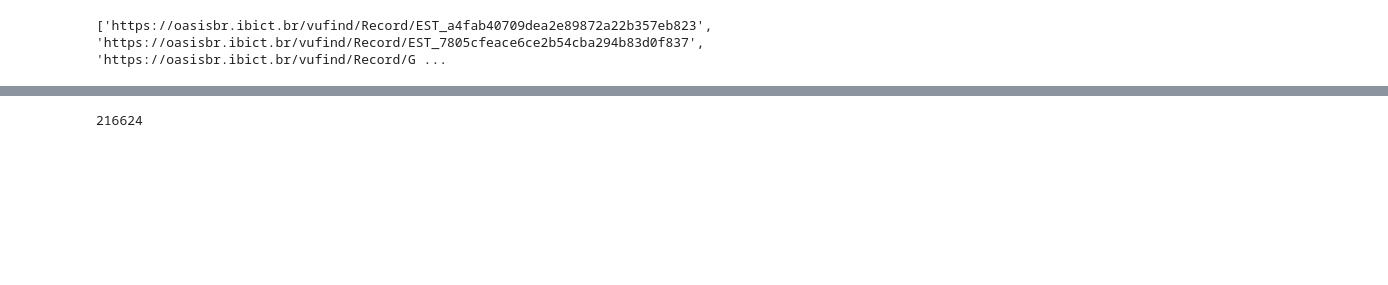
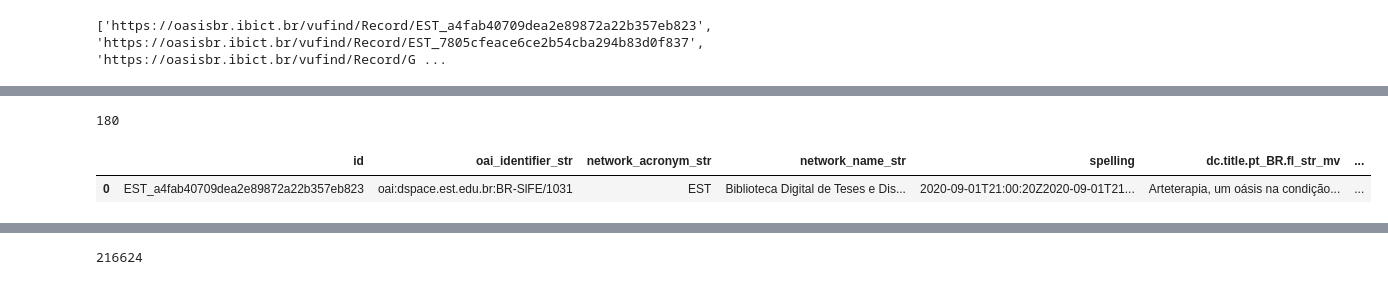
Before and after one commit to FranciscoFoz/programming-training, a Jupyter notebook: 11 - Web Scraping/web_scraping.ipynb, the cells around one changed output, grey strips where cells are left out. Drawn from its saved outputs; the diff is of its cells as text; code cells hidden in the pictures; blank space fills up the shorter version.

```diff
--- a/11 - Web Scraping/web_scraping.ipynb
+++ b/11 - Web Scraping/web_scraping.ipynb
@@ -294,0 +342,20 @@ print(links)
+# %%
+headers = {'User-Agent': 'Mozilla/5.0 (X11; Linux x86_64) AppleWebKit/537.36 (KHTML, like Gecko) Chrome/112.0.0.0 Safari/537.36'}
+
+links_paginas = []
+
+numero_pagina = 1
+while numero_pagina < 10:
+    numero_pagina = str(numero_pagina)
+    resposta_html_pagina = resposta_html(f'https://oasisbr.ibict.br/vufind/Search/Results?page={numero_pagina}&type=AllFields',header=headers)
+    html = trata_html(resposta_html_pagina)
+    soup = BeautifulSoup(html,'html.parser')
+
+
+    for card in soup.findAll('div',{'class':'result'}):
+        links_paginas.append('https://oasisbr.ibict.br' + card.find('a',{'class':'title getFull'}).get('href'))
+
+    numero_pagina = int(numero_pagina)
+    numero_pagina +=1
+
+print(links_paginas)
@@ -295,3 +372,50 @@ print(links)
+# %%
+len(links_paginas)
+# %% [output]
+180
+# %%
+url = 'https://oasisbr.ibict.br/vufind/Record/EST_a4fab40709dea2e89872a22b357eb823'
+headers = {'User-Agent': 'Mozilla/5.0 (X11; Linux x86_64) AppleWebKit/537.36 (KHTML, like Gecko) Chrome/110.0.0.0 Safari/537.36'}
+
+try:
+    req = Request(url, headers= headers)
+    response = urlopen(req)
+    html = response.read()
+
+except HTTPError as e:
+    print(e.status, e.reason)
+
+except URLError as e:
+    print(e.reason)
+
+html = trata_html(html)
+
+soup = BeautifulSoup(html,'html.parser')
+
+table = soup.find('table',{'class':'citation table table-striped'})
+
+data = {}
+for row in table.find_all('tr'):
+    th = row.find('th').get_text()
+    td = row.find('td').get_text()
+    data[th] = td
+
+metadados_separados_ponto_virgula = ['author_facet','author2','author2_role','dc.contributor.author.fl_str_mv',
+                                     'dc.contributor.authorLattes.fl_str_mv','dc.subject.eng.fl_str_mv','topic',
+                                     'dc.source.none.fl_str_mv']
+
+for metadado in metadados_separados_ponto_virgula:
+        if metadado in data:
+            data[metadado] = data[metadado].replace('\n                  ',';').replace(';', '', 1)
+
+for key in data:
+    data[key] = data[key].replace('\n                  ', '').replace('\n', '')
+
+df = pd.DataFrame([data])
+df
+# %% [output]
+|  | id | oai_identifier_str | network_acronym_str | network_name_str | spelling | dc.title.pt_BR.fl_str_mv | ... |
+| 0 | EST_a4fab40709dea2e89872a22b357eb823 | oai:dspace.est.edu.br:BR-SlFE/1031 | EST | Biblioteca Digital de Teses e Dis... | 2020-09-01T21:00:20Z2020-09-01T21... | Arteterapia, um oásis na condição... | ... |
 # %%
 soup = BeautifulSoup(html,'html.parser')
 
```
Also changed, not shown: parts of 9 cells of this notebook.
